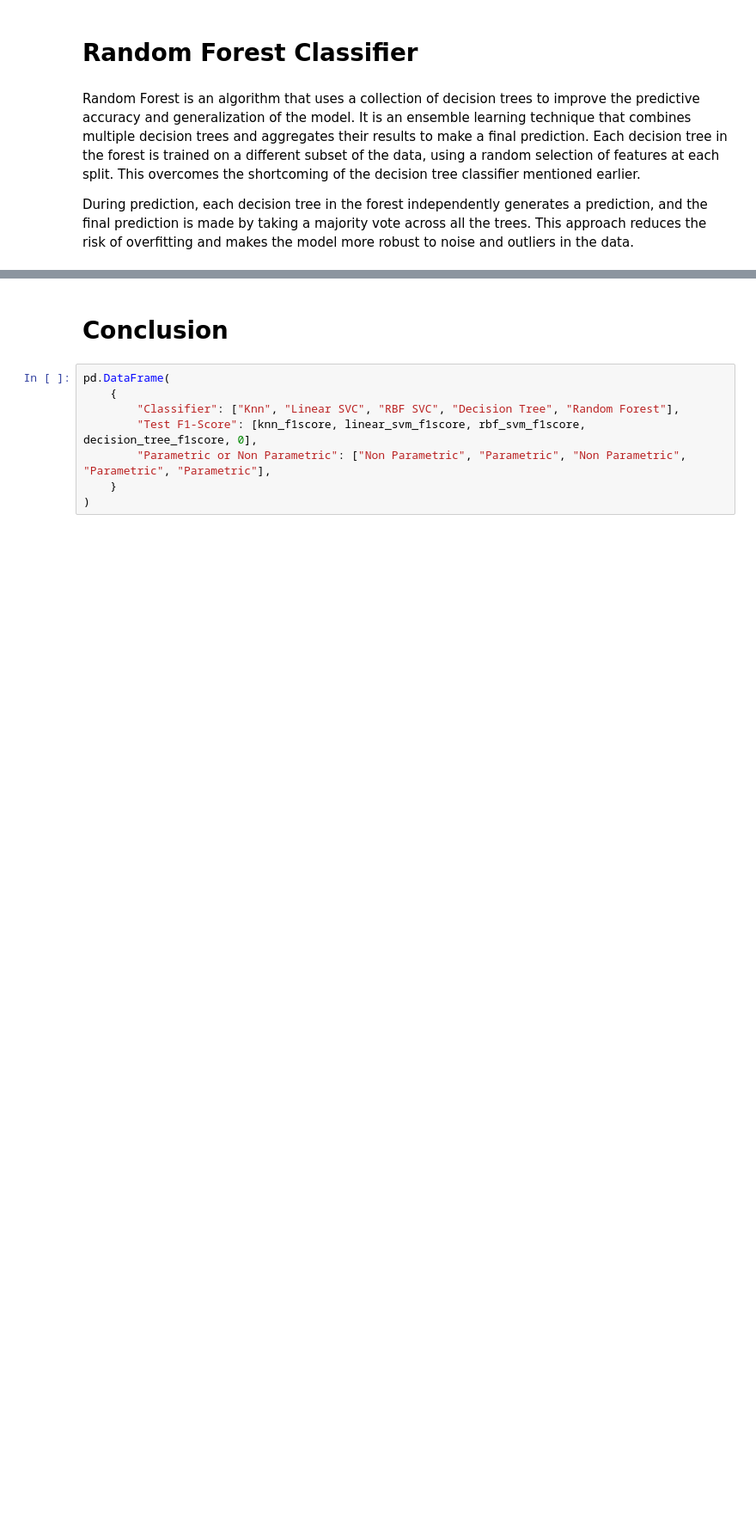
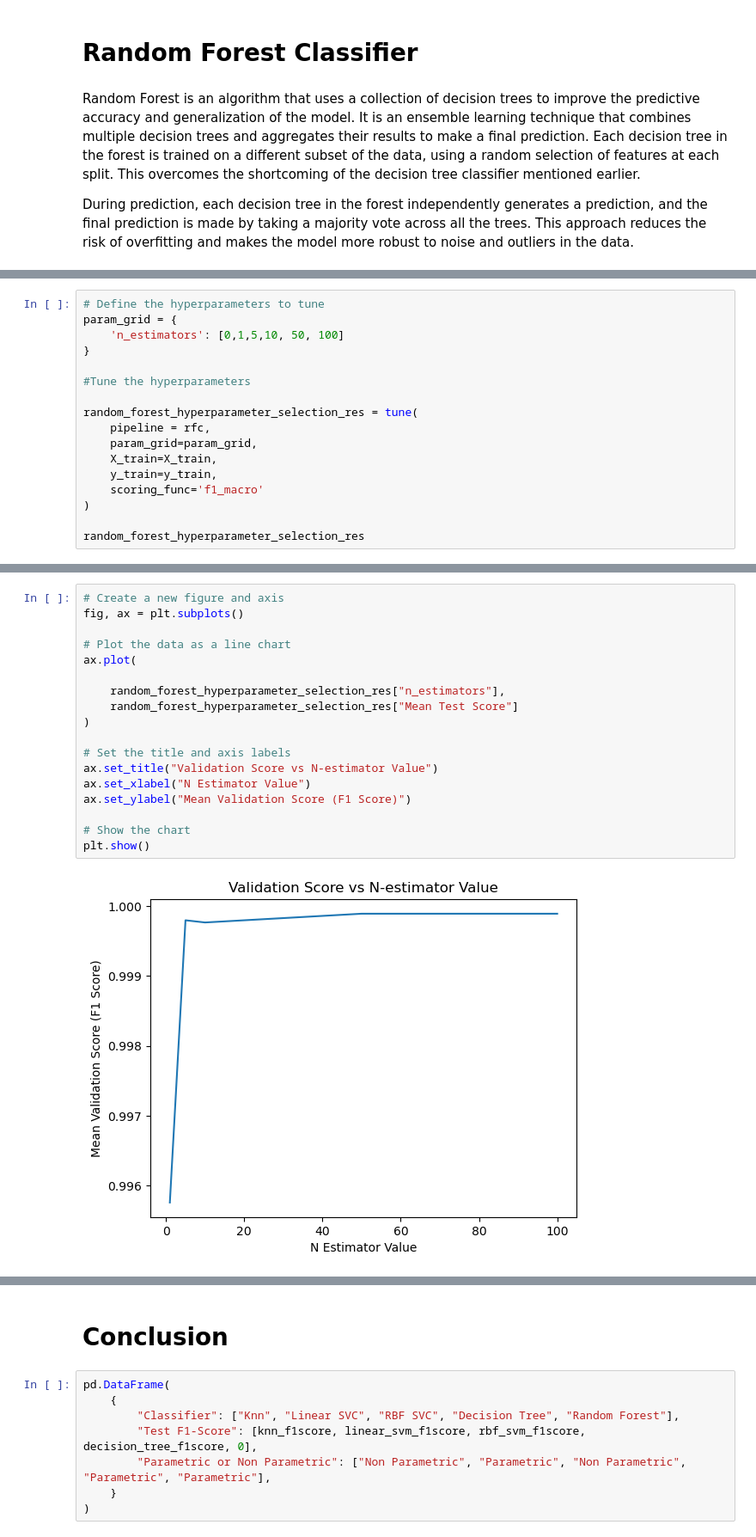
Before and after one commit to JonAndYu/ECON323-Project, a Jupyter notebook: project.ipynb, the cells around one changed output, grey strips where cells are left out. Shown: that part at 86% size. Drawn from its saved outputs; the diff is of its cells as text; blank space fills up the shorter version.

```diff
--- a/project.ipynb
+++ b/project.ipynb
@@ -663,0 +736,17 @@ During prediction, each decision tree in the forest independently generates a pr
+# %%
+# Define the hyperparameters to tune
+param_grid = {
+    'n_estimators': [0,1,5,10, 50, 100]
+}
+
+#Tune the hyperparameters
+
+random_forest_hyperparameter_selection_res = tune(
+    pipeline = rfc,
+    param_grid=param_grid,
+    X_train=X_train,
+    y_train=y_train,
+    scoring_func='f1_macro'
+)
+
+random_forest_hyperparameter_selection_res
@@ -663,0 +778,20 @@ During prediction, each decision tree in the forest independently generates a pr
+# %%
+# Create a new figure and axis
+fig, ax = plt.subplots()
+
+# Plot the data as a line chart
+ax.plot(
+
+    random_forest_hyperparameter_selection_res["n_estimators"],
+    random_forest_hyperparameter_selection_res["Mean Test Score"]
+)
+
+# Set the title and axis labels
+ax.set_title("Validation Score vs N-estimator Value")
+ax.set_xlabel("N Estimator Value")
+ax.set_ylabel("Mean Validation Score (F1 Score)")
+
+# Show the chart
+plt.show()
+# %% [output]
+[figure, added]
```
Also changed, not shown: parts of 27 cells of this notebook.
